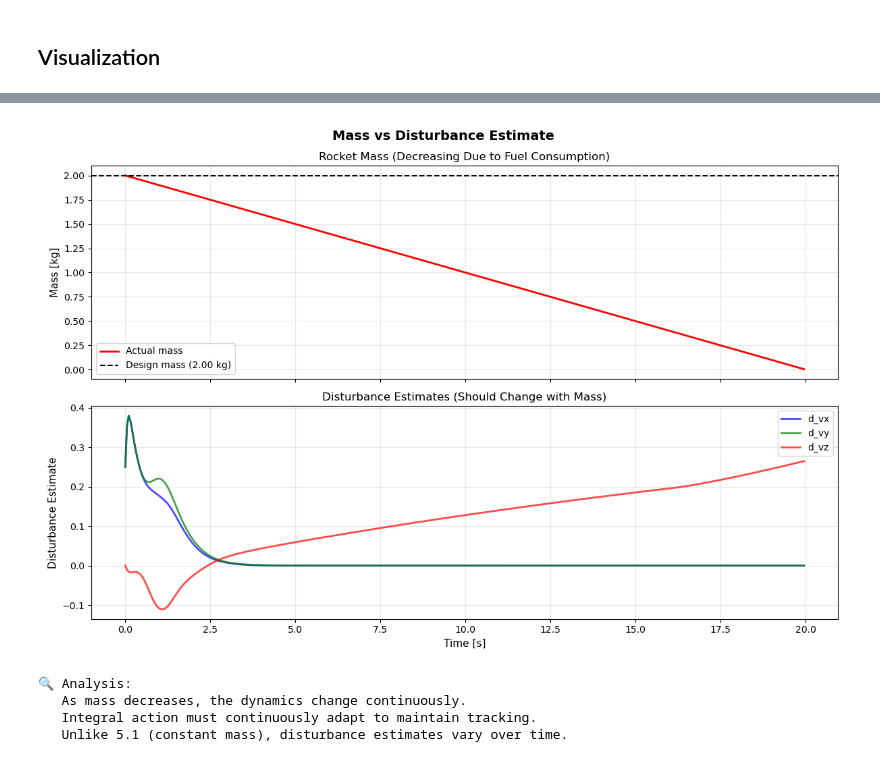
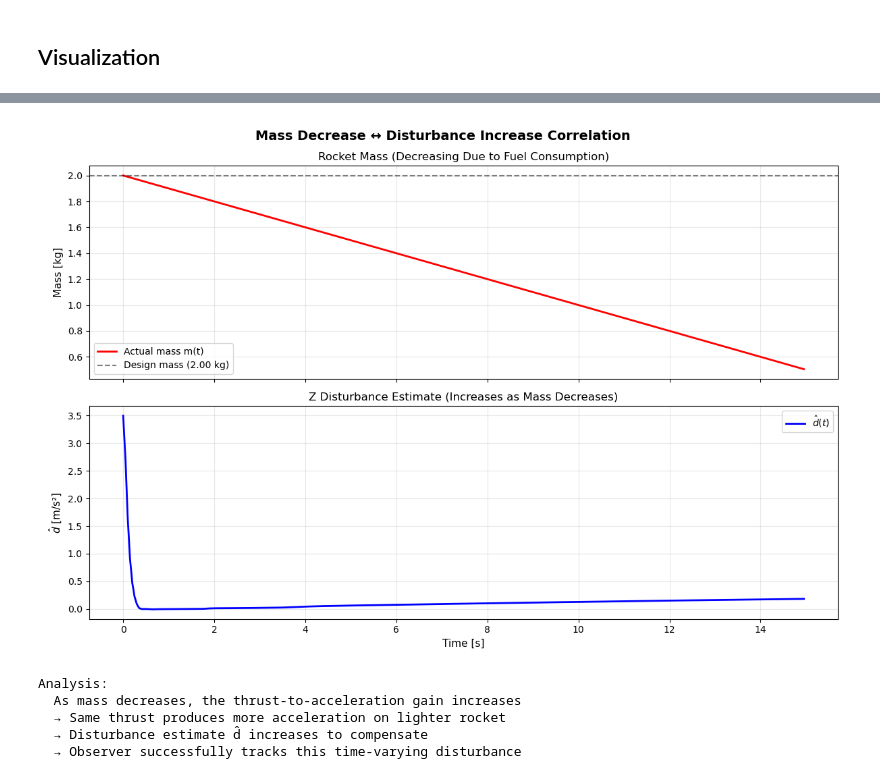
Before and after one commit to yanno27/MPC, a Jupyter notebook: project/Deliverable_5_2/Deliverable_5_2_Claude.ipynb, the cells around one changed output, grey strips where cells are left out. Saved outputs shown, nothing was run; the diff lists cells and outputs as text; code cells hidden in the pictures.

```diff
--- a/project/Deliverable_5_2/Deliverable_5_2_Claude.ipynb
+++ b/project/Deliverable_5_2/Deliverable_5_2_Claude.ipynb
@@ -45,7 +56,7 @@ rocket_params_path = os.path.join(parent_dir, "rocket.yaml")
 # Simulation parameters
 Ts = 0.05
 sim_time = 15
-H = 5.0
+H = 7.0
 
 # Initial conditions
 x0 = np.array([0, 0, 0, 0, 0, 0, 5, 5, 10, 0, 0, 1])
@@ -216,36 +229,44 @@ print("   Disturbance estimate varies over time because mass is decreasing conti
 # %%
-# Plot mass vs disturbance estimate (z only)
+# Plot mass vs disturbance estimate correlation
 fig, axes = plt.subplots(2, 1, figsize=(12, 8), sharex=True)
-fig.suptitle('Mass vs Disturbance Estimate', fontsize=14, fontweight='bold')
+fig.suptitle('Mass Decrease ↔ Disturbance Increase Correlation', fontsize=14, fontweight='bold')
 
 mass_initial = 2.0
 fuel_rate = 0.1
 t_dist = t_cl[:-1]
 mass_over_time = np.maximum(0, mass_initial - fuel_rate * t_dist)
 
-axes[0].plot(t_dist, mass_over_time, 'r-', linewidth=2, label='Actual mass')
-axes[0].axhline(design_mass, color='k', linestyle='--', linewidth=1.5, label=f'Design mass ({design_mass:.2f} kg)')
+# Mass evolution
+axes[0].plot(t_dist, mass_over_time, 'r-', linewidth=2, label='Actual mass m(t)')
+axes[0].axhline(design_mass, color='k', linestyle='--', linewidth=1.5, alpha=0.5,
+                label=f'Design mass ({design_mass:.2f} kg)')
 axes[0].set_ylabel('Mass [kg]', fontsize=11)
 axes[0].set_title('Rocket Mass (Decreasing Due to Fuel Consumption)', fontsize=12)
-axes[0].legend()
+axes[0].legend(fontsize=10)
 axes[0].grid(True, alpha=0.3)
 
-axes[1].plot(t_dist, d_est_z, 'r-', linewidth=2, alpha=0.7, label='d_vz')
-axes[1].set_ylabel('Disturbance Estimate', fontsize=11)
+# Disturbance estimate
+axes[1].plot(t_dist, d_est_z, 'b-', linewidth=2, label='$\\hat{d}(t)$')
+axes[1].set_ylabel('$\\hat{d}$ [m/s²]', fontsize=11)
 axes[1].set_xlabel('Time [s]', fontsize=11)
-axes[1].set_title('Z Disturbance Estimate (Changes with Mass)', fontsize=12)
-axes[1].legend()
+axes[1].set_title('Z Disturbance Estimate (Increases as Mass Decreases)', fontsize=12)
+axes[1].legend(fontsize=10)
 axes[1].grid(True, alpha=0.3)
 
 plt.tight_layout()
+plt.savefig('deliverable_5_2_mass_correlation.png', dpi=150, bbox_inches='tight')
 plt.show()
 
-print("Analysis:")
-print("   As mass decreases, the vertical thrust-to-acceleration gain changes, so d_vz drifts instead of staying constant.")
+print("\nAnalysis:")
+print("  As mass decreases, the thrust-to-acceleration gain increases")
+print("  → Same thrust produces more acceleration on lighter rocket")
+print("  → Disturbance estimate d̂ increases to compensate")
+print("  → Observer successfully tracks this time-varying disturbance")
 # %% [output]
-[figure, old version]
+[figure, new version]
-🔍 Analysis:
-   As mass decreases, the dynamics change continuously.
-   Integral action must continuously adapt to maintain tracking.
-   Unlike 5.1 (constant mass), disturbance estimates vary over time.
+Analysis:
+  As mass decreases, the thrust-to-acceleration gain increases
+  → Same thrust produces more acceleration on lighter rocket
+  → Disturbance estimate d̂ increases to compensate
+  → Observer successfully tracks this time-varying disturbance
 # %% [markdown]
```
Also changed, not shown: parts of 10 cells of this notebook, 9 other files.
